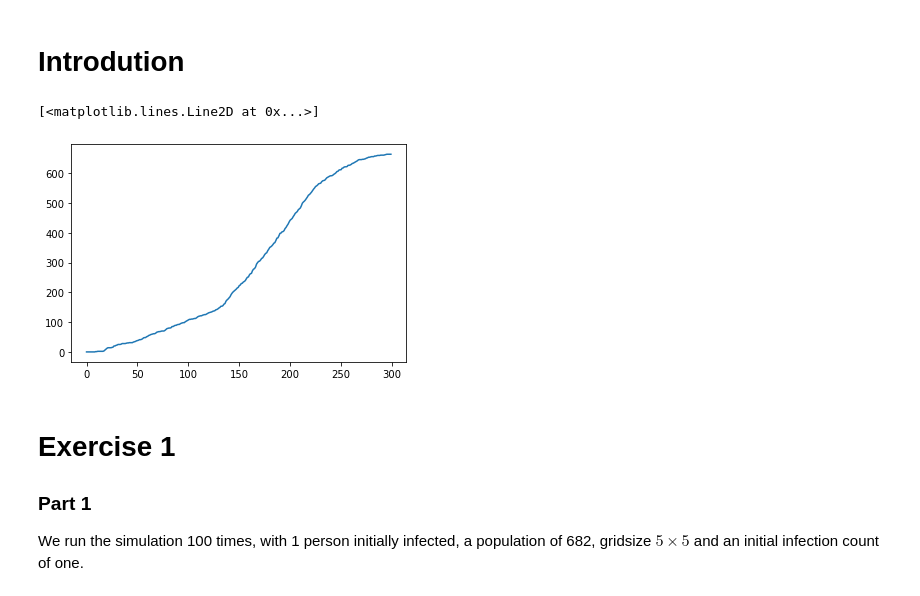
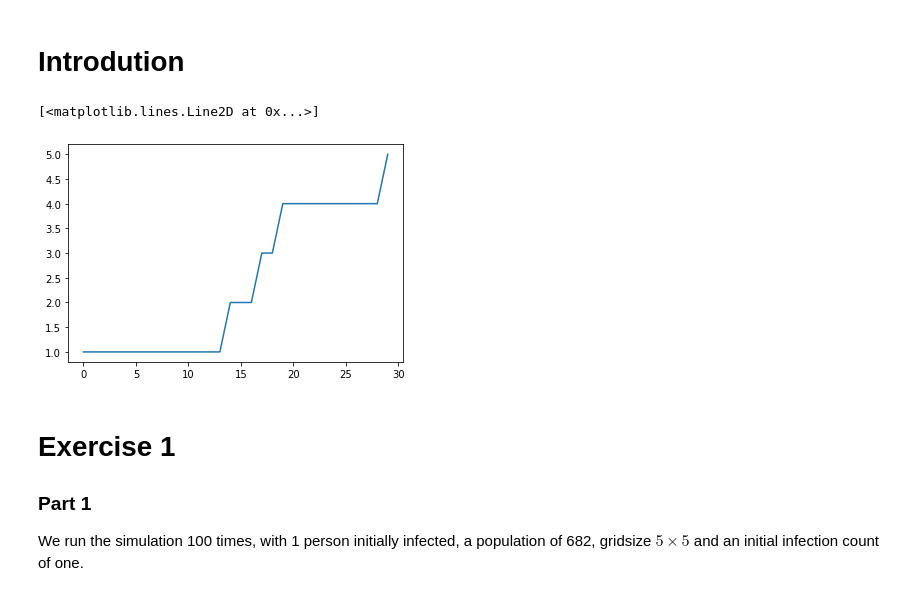
Before and after one commit to lukerlars/Modcomp4, a Jupyter notebook: ModComp_project_4.ipynb, the cells around one changed output. Saved outputs shown, nothing was run; the diff lists cells and outputs as text; code cells hidden in the pictures.

```diff
--- a/ModComp_project_4.ipynb
+++ b/ModComp_project_4.ipynb
@@ -21,6 +21,11 @@ class DiseaseStatus(Enum):
     INFECTIOUS = 1
     RECOVERED = 2
     DEAD = 3
+
+class AgeStatus(Enum):
+    YOUNG = 0
+    OLD = 1
+
 
 class RandomWalkEpidemicSimulator:
     """
@@ -64,6 +69,11 @@ class RandomWalkEpidemicSimulator:
         self.infectious_cumulative =[]
         self.susceptible_cumulative =[]
 
+        # Implementing age
+        self.AgeState_ = np.full(self.N_, AgeStatus.YOUNG)
+        self.AgeState_[0:int(0.5*self.N_)] = AgeStatus.OLD
+
+
     def is_in_invalid_position(self, walker):
         x_check = any([walker[0] > self.nx_ , walker[0] < 0])
         y_check =any([walker[1] >self.ny_ , walker[1] <0])
@@ -74,6 +84,22 @@ class RandomWalkEpidemicSimulator:
         random_step_index =np.random.randint(0,4, size =(self.N_))
         next_steps = np.array([[0,1], [1,0], [0,-1], [-1,0]])
         self.Walkers_ += next_steps[random_step_index]
+
+        for walker_index in range(self.N_):
+            if self.is_in_invalid_position(self.Walkers_[walker_index]):
+                self.Walkers_[walker_index] = self.Walkers_Old_[walker_index]
+
+    def move_walkers_old_and_young(self):
+        self.Walkers_Old_ = self.Walkers_.copy()
+        youngcount = len(self.AgeState_[self.AgeState_==AgeStatus.YOUNG])
+        oldagecount = len(self.AgeState_[self.AgeState_==AgeStatus.OLD])
+
+        young_step_index =np.random.randint(0,4, size =(youngcount))
+        oldage_step_index = np.random.randint(0,5, size =(oldagecount))
+
+        next_steps = np.array([[0,1], [1,0], [0,-1], [-1,0],[0,0]])     # 1/5th of the times, [0,0] (no moverment) is perfromed by OldAge walkers
+
+        self.Walkers_ += next_steps[np.concatenate((oldage_step_index,young_step_index), axis =0)]
 
         for walker_index in range(self.N_):
             if self.is_in_invalid_position(self.Walkers_[walker_index]):
@@ -142,6 +168,17 @@ class RandomWalkEpidemicSimulator:
             self.collision()
         self.reset_model()
 
+    def test_simulate(self, iterations):
+        """ Simulation activatro for testing
+        """
+        for i in range(iterations):
+            self.save_current_state()
+            self.move_walkers_old_and_young()
+            if i % 10 == 0:
+                 self.plot_current_state()
+            self.collision()
+        self.reset_model()
+
     def human_pop_analytic(self,t, beta):
         S0 = self.N_ -self.I0_
         I0 = self.I0_
@@ -152,14 +189,18 @@ class RandomWalkEpidemicSimulator:
         I0 = self.I0_
         return np.array((S0 +I0)/(1+(S0/I0)*np.exp(-beta*t)))
 # %%
-test_instance = RandomWalkEpidemicSimulator(population_size=683)
 
-test_instance.simulate(300)
+test_instance = RandomWalkEpidemicSimulator(population_size=5, nx =5, ny =5)
+
+
+
+
+
 figure, axes = plt.subplots()
 axes.plot(np.arange(0,len(test_instance.infectious_cumulative)),test_instance.infectious_cumulative)
 # %% [output]
 [<matplotlib.lines.Line2D at 0x...>]
-[figure, old version]
+[figure, new version]
 # %% [markdown]
 # Exercise 1
 
```
Also changed, not shown: parts of 10 cells of this notebook.
